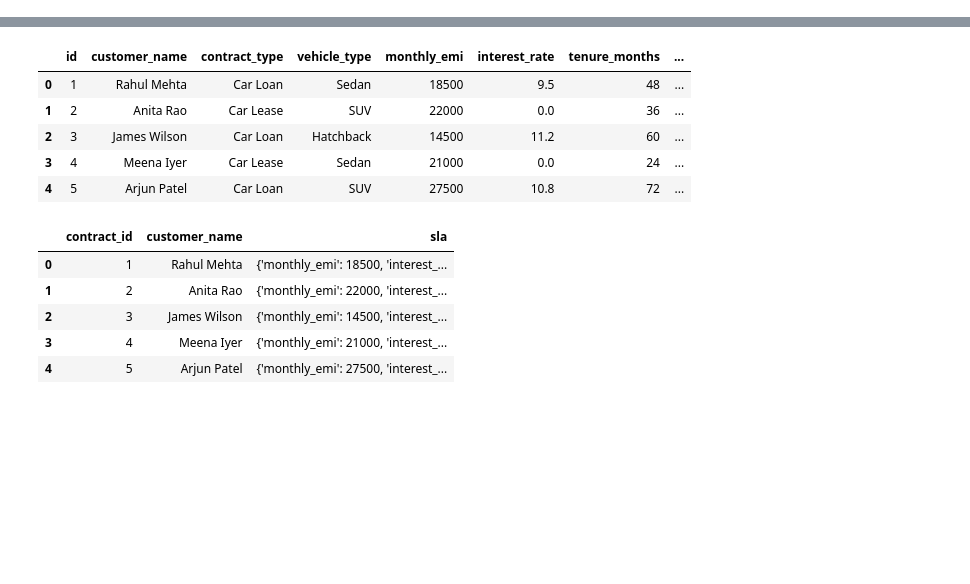
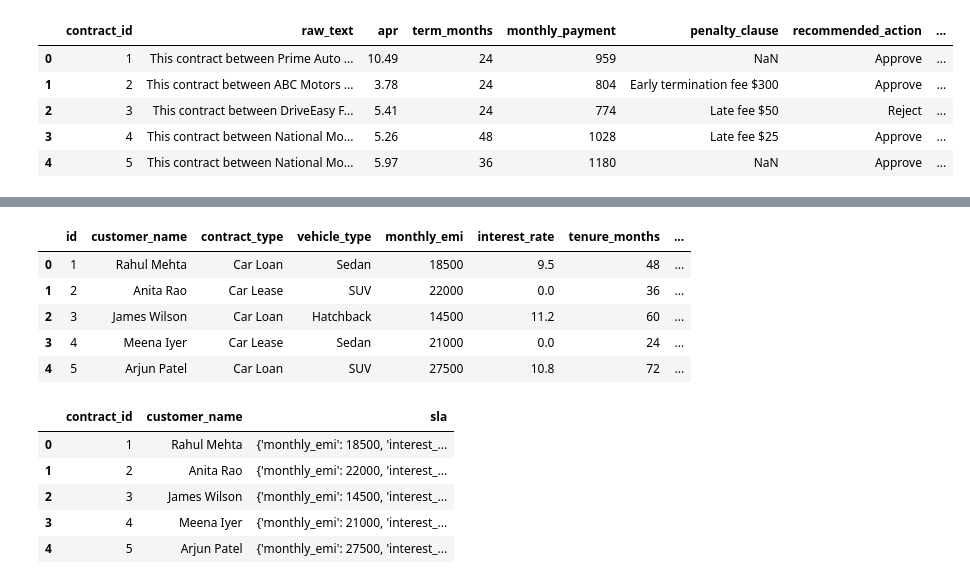
Before and after one commit to springboardmentor74219x/infosys-carlease-contract-ai-group2, a Jupyter notebook: notebook/milestone2_evaluation.ipynb, the cells around one changed output, grey strips where cells are left out. Drawn from its saved outputs; the diff is of its cells as text; code cells hidden in the pictures; blank space fills up the shorter version.

```diff
--- a/notebook/milestone2_evaluation.ipynb
+++ b/notebook/milestone2_evaluation.ipynb
@@ -14,0 +1,12 @@ def extract_sla_details(row):
+# %%
+import pandas as pd
+import numpy as np
+df=pd.read_csv('../notebook/Milestone1_pavan-srinivas.csv')
+df.head()
+# %% [output]
+|  | contract_id | raw_text | apr | term_months | monthly_payment | penalty_clause | recommended_action | ... |
+| 0 | 1 | This contract between Prime Auto ... | 10.49 | 24 | 959 | NaN | Approve | ... |
+| 1 | 2 | This contract between ABC Motors ... | 3.78 | 24 | 804 | Early termination fee $300 | Approve | ... |
+| 2 | 3 | This contract between DriveEasy F... | 5.41 | 24 | 774 | Late fee $50 | Reject | ... |
+| 3 | 4 | This contract between National Mo... | 5.26 | 48 | 1028 | Late fee $25 | Approve | ... |
+| 4 | 5 | This contract between National Mo... | 5.97 | 36 | 1180 | NaN | Approve | ... |
```
Also changed, not shown: parts of 28 cells of this notebook, 2 other files.
